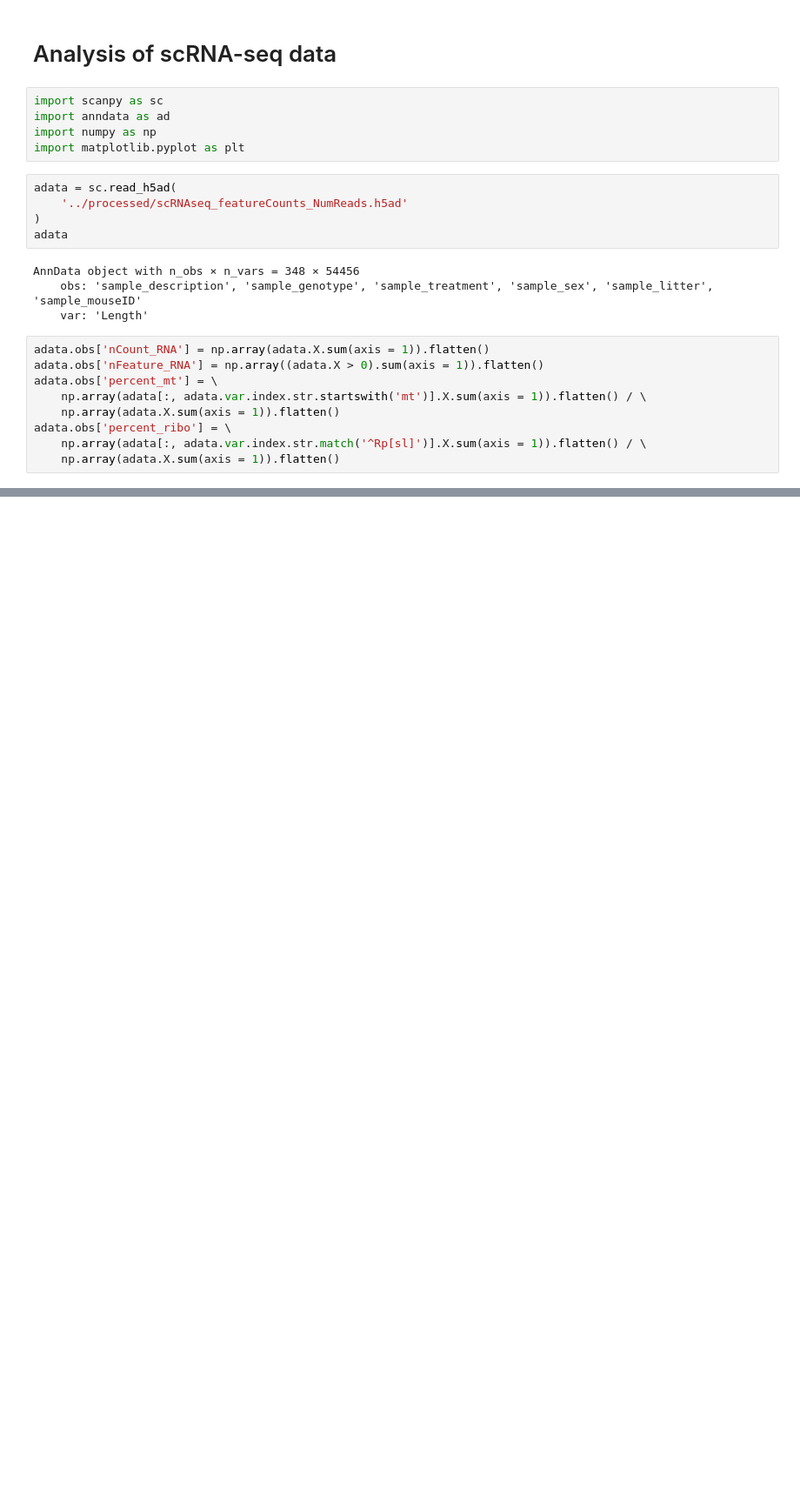
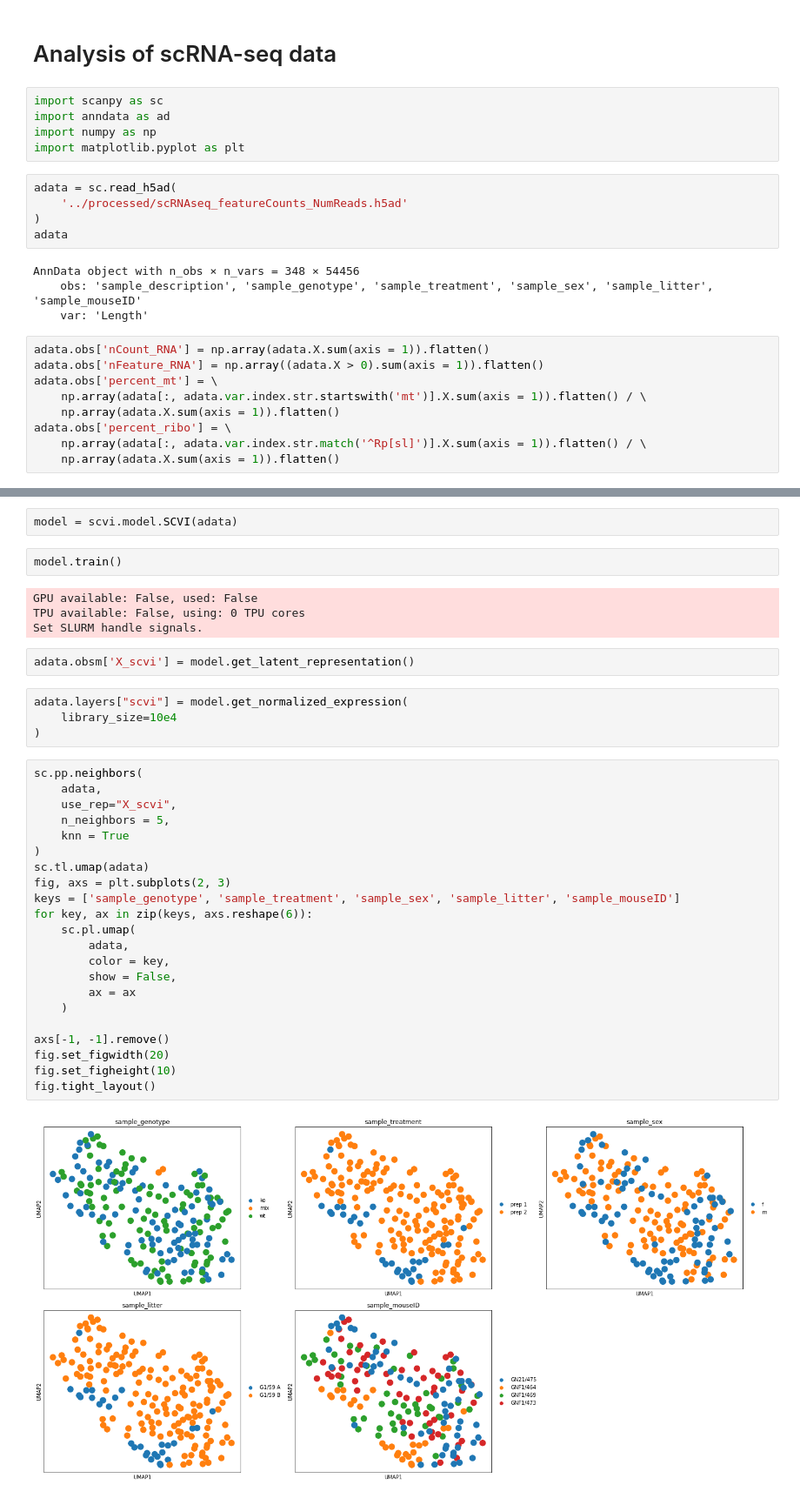
Before and after one commit to menchelab/novarinocollab, a Jupyter notebook: notebooks/scRNAseq_analysis.ipynb, the cells around one changed output, grey strips where cells are left out. Shown at 87% size. Drawn from its saved outputs; the diff is of its cells as text; blank space fills up the shorter version.

```diff
--- a/notebooks/scRNAseq_analysis.ipynb
+++ b/notebooks/scRNAseq_analysis.ipynb
@@ -111,0 +207,38 @@ ax = sc.pl.umap(
+# %%
+model = scvi.model.SCVI(adata)
+# %%
+model.train()
+# %% [output]
+GPU available: False, used: False
+TPU available: False, using: 0 TPU cores
+Set SLURM handle signals.
+# %%
+adata.obsm['X_scvi'] = model.get_latent_representation()
+# %%
+adata.layers["scvi"] = model.get_normalized_expression(
+    library_size=10e4
+)
+# %%
+sc.pp.neighbors(
+    adata,
+    use_rep="X_scvi",
+    n_neighbors = 5,
+    knn = True
+)
+sc.tl.umap(adata)
+fig, axs = plt.subplots(2, 3)
+keys = ['sample_genotype', 'sample_treatment', 'sample_sex', 'sample_litter', 'sample_mouseID']
+for key, ax in zip(keys, axs.reshape(6)):
+    sc.pl.umap(
+        adata,
+        color = key,
+        show = False,
+        ax = ax
+    )
+
+axs[-1, -1].remove()
+fig.set_figwidth(20)
+fig.set_figheight(10)
+fig.tight_layout()
+# %% [output]
+[figure, added]
```
Also changed, not shown: parts of 16 cells of this notebook, 7 other files.
